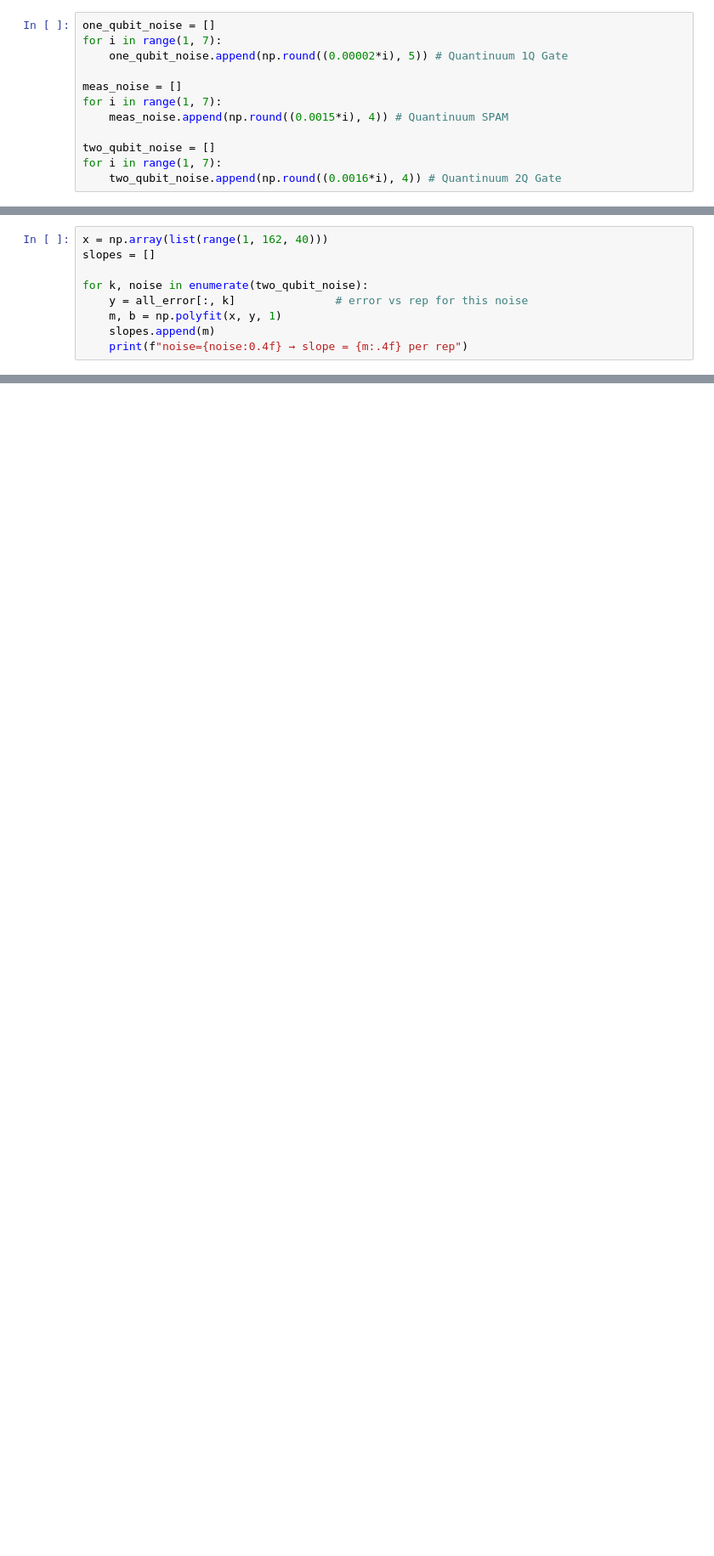
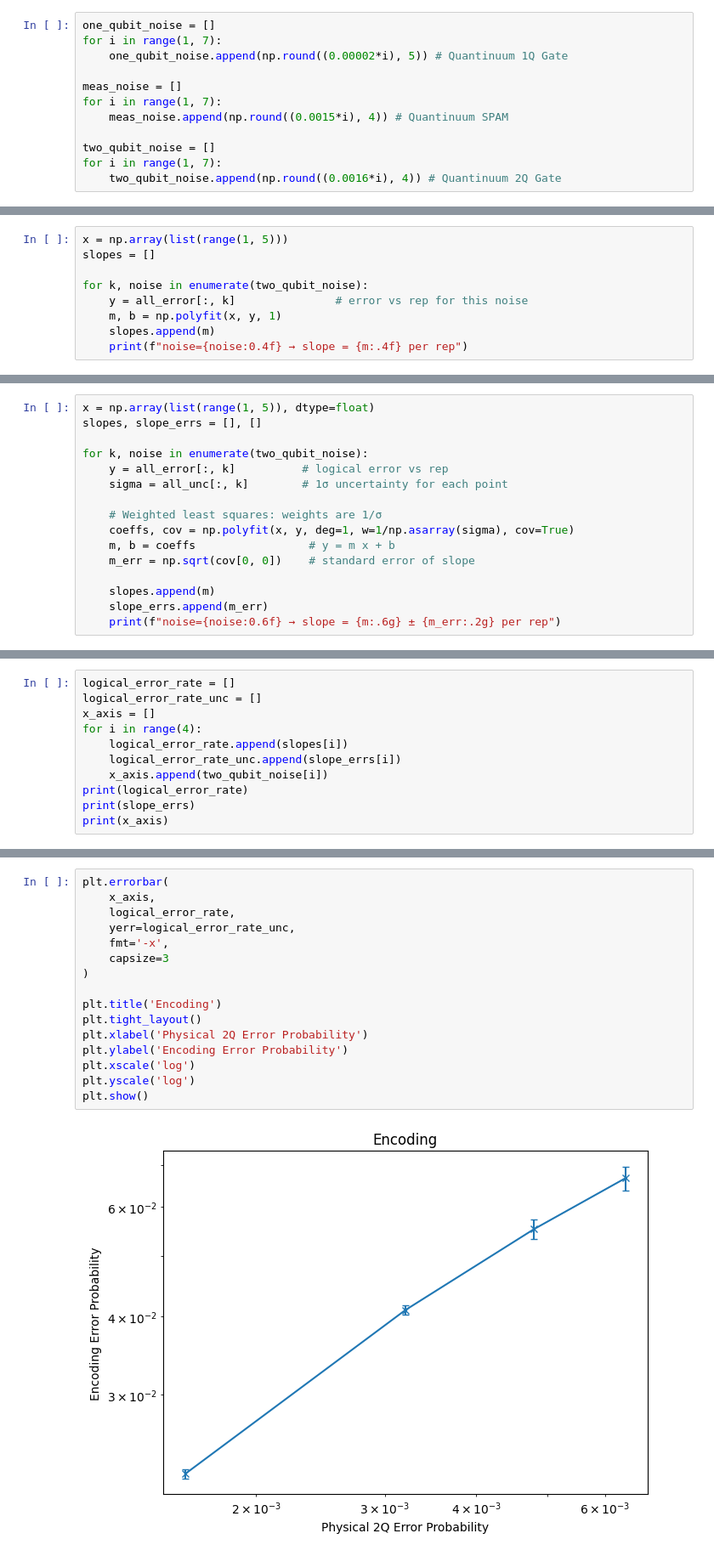
Before and after one commit to Sal7ySalt/Smallest-MSD-Protocol, a Jupyter notebook: Steane/logical_error_rate_encoding.ipynb, the cells around one changed output, grey strips where cells are left out. Shown at 85% size. Drawn from its saved outputs; the diff is of its cells as text; blank space fills up the shorter version.

```diff
--- a/Steane/logical_error_rate_encoding.ipynb
+++ b/Steane/logical_error_rate_encoding.ipynb
@@ -412,7 +513,7 @@ plt.show()
 # %% [output]
 [figure]
 # %%
-x = np.array(list(range(1, 162, 40)))
+x = np.array(list(range(1, 5)))
 slopes = []
 
 for k, noise in enumerate(two_qubit_noise):
@@ -429,0 +531,16 @@ noise=0.0096 → slope = 0.0806 per rep
+# %%
+x = np.array(list(range(1, 5)), dtype=float)
+slopes, slope_errs = [], []
+
+for k, noise in enumerate(two_qubit_noise):
+    y = all_error[:, k]          # logical error vs rep
+    sigma = all_unc[:, k]        # 1σ uncertainty for each point
+
+    # Weighted least squares: weights are 1/σ
+    coeffs, cov = np.polyfit(x, y, deg=1, w=1/np.asarray(sigma), cov=True)
+    m, b = coeffs                 # y = m x + b
+    m_err = np.sqrt(cov[0, 0])    # standard error of slope
+
+    slopes.append(m)
+    slope_errs.append(m_err)
+    print(f"noise={noise:0.6f} → slope = {m:.6g} ± {m_err:.2g} per rep")
@@ -429,0 +554,11 @@ noise=0.0096 → slope = 0.0806 per rep
+# %%
+logical_error_rate = []
+logical_error_rate_unc = []
+x_axis = []
+for i in range(4):
+    logical_error_rate.append(slopes[i])
+    logical_error_rate_unc.append(slope_errs[i])
+    x_axis.append(two_qubit_noise[i])
+print(logical_error_rate)
+print(slope_errs)
+print(x_axis)
@@ -429,0 +569,18 @@ noise=0.0096 → slope = 0.0806 per rep
+# %%
+plt.errorbar(
+    x_axis,
+    logical_error_rate,
+    yerr=logical_error_rate_unc,
+    fmt='-x',
+    capsize=3
+)
+
+plt.title('Encoding')
+plt.tight_layout()
+plt.xlabel('Physical 2Q Error Probability')
+plt.ylabel('Encoding Error Probability')
+plt.xscale('log')
+plt.yscale('log')
+plt.show()
+# %% [output]
+[figure, added]
```
Also changed, not shown: parts of 23 cells of this notebook, 15 other files.
